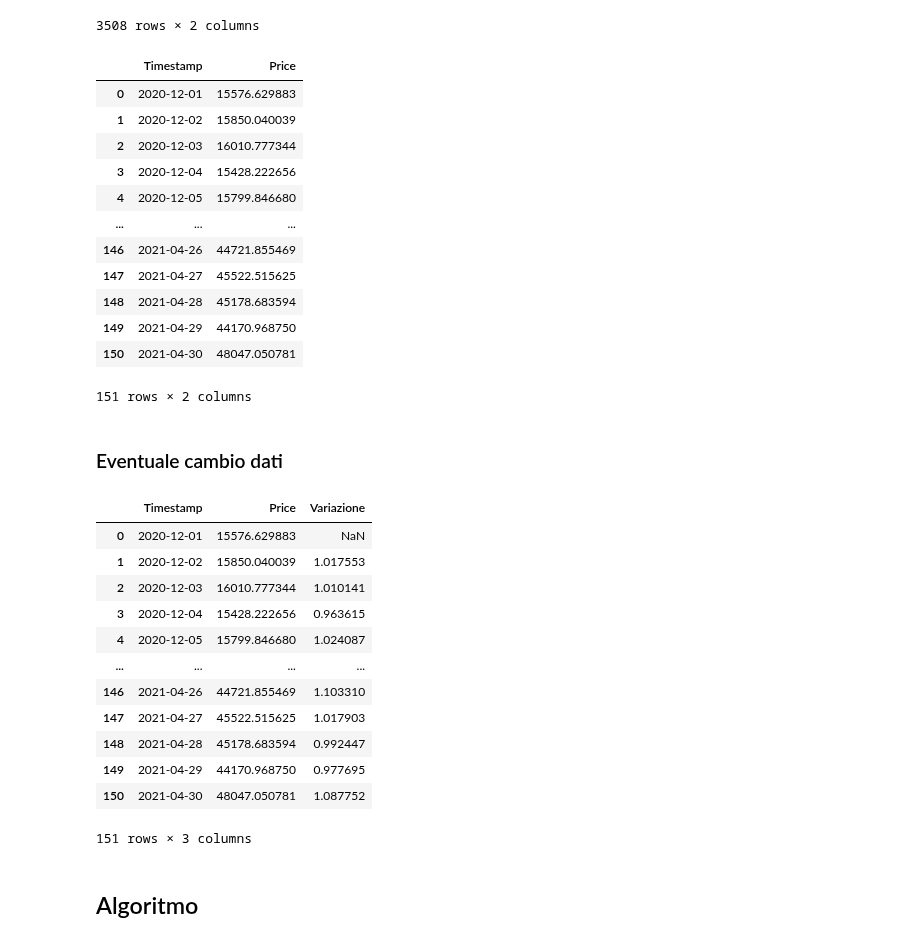
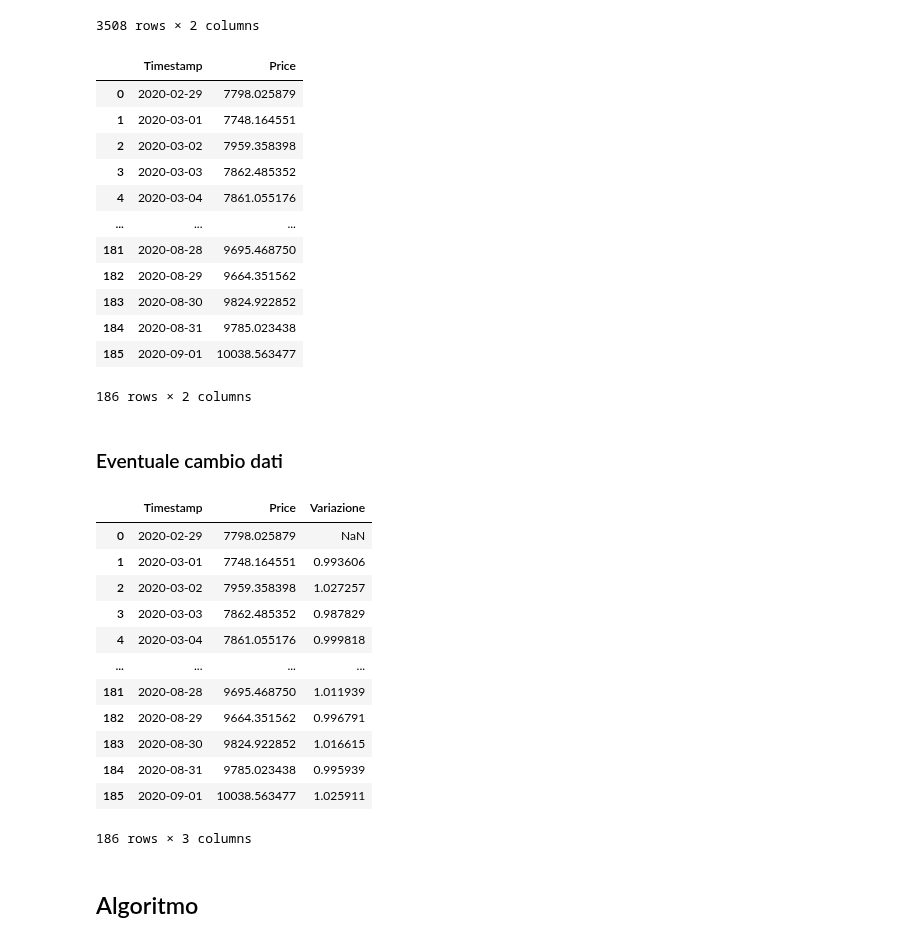
Before and after one commit to AleImbri/Crypto-strategies-simulations, a Jupyter notebook: Trading a % senza micro variazioni.ipynb, the cells around one changed output. Saved outputs shown, nothing was run; the diff lists cells and outputs as text; code cells hidden in the pictures.

```diff
--- a/Trading a % senza micro variazioni.ipynb
+++ b/Trading a % senza micro variazioni.ipynb
@@ -203,39 +205,39 @@ dati
 # dati
 # %%
 # Bull market
-data_inizio = '2020-12-01'
-data_fine = '2021-04-30'
+# data_inizio = '2020-12-01'
+# data_fine = '2021-04-30'
 
 # Mercato laterale
 # data_inizio = '2022-07-01'
 # data_fine = '2022-10-31'
 
 # Bear market
 # data_inizio = '2021-05-01'
 # data_fine = '2021-07-31'
 
 # Periodo personale
-# data_inizio = '2020-02-29'
-# data_fine = '2020-09-01'
+data_inizio = '2020-02-29'
+data_fine = '2020-09-01'
 
 indice_inizio = dati[dati['Timestamp'] == data_inizio].index[0]
 indice_fine = dati[dati['Timestamp'] == data_fine].index[0]
 dati = dati[indice_inizio:indice_fine + 1].reset_index(drop=True)
 dati
 # %% [output]
 |  | Timestamp | Price |
-| 0 | 2020-12-01 | 15576.629883 |
-| 1 | 2020-12-02 | 15850.040039 |
-| 2 | 2020-12-03 | 16010.777344 |
-| 3 | 2020-12-04 | 15428.222656 |
-| 4 | 2020-12-05 | 15799.846680 |
+| 0 | 2020-02-29 | 7798.025879 |
+| 1 | 2020-03-01 | 7748.164551 |
+| 2 | 2020-03-02 | 7959.358398 |
+| 3 | 2020-03-03 | 7862.485352 |
+| 4 | 2020-03-04 | 7861.055176 |
 | ... | ... | ... |
-| 146 | 2021-04-26 | 44721.855469 |
-| 147 | 2021-04-27 | 45522.515625 |
-| 148 | 2021-04-28 | 45178.683594 |
-| 149 | 2021-04-29 | 44170.968750 |
-| 150 | 2021-04-30 | 48047.050781 |
+| 181 | 2020-08-28 | 9695.468750 |
+| 182 | 2020-08-29 | 9664.351562 |
+| 183 | 2020-08-30 | 9824.922852 |
+| 184 | 2020-08-31 | 9785.023438 |
+| 185 | 2020-09-01 | 10038.563477 |
-151 rows × 2 columns
+186 rows × 2 columns
 # %%
 # data_inizio = '2023-06-01 00'
 # data_fine = '2023-12-01 00'
@@ -255,18 +257,18 @@ dati['Price'] = dati.index.map(calcola_prezzo)
 dati
 # %% [output]
 |  | Timestamp | Price | Variazione |
-| 0 | 2020-12-01 | 15576.629883 | NaN |
-| 1 | 2020-12-02 | 15850.040039 | 1.017553 |
-| 2 | 2020-12-03 | 16010.777344 | 1.010141 |
-| 3 | 2020-12-04 | 15428.222656 | 0.963615 |
-| 4 | 2020-12-05 | 15799.846680 | 1.024087 |
+| 0 | 2020-02-29 | 7798.025879 | NaN |
+| 1 | 2020-03-01 | 7748.164551 | 0.993606 |
+| 2 | 2020-03-02 | 7959.358398 | 1.027257 |
+| 3 | 2020-03-03 | 7862.485352 | 0.987829 |
+| 4 | 2020-03-04 | 7861.055176 | 0.999818 |
 | ... | ... | ... | ... |
-| 146 | 2021-04-26 | 44721.855469 | 1.103310 |
-| 147 | 2021-04-27 | 45522.515625 | 1.017903 |
-| 148 | 2021-04-28 | 45178.683594 | 0.992447 |
-| 149 | 2021-04-29 | 44170.968750 | 0.977695 |
-| 150 | 2021-04-30 | 48047.050781 | 1.087752 |
+| 181 | 2020-08-28 | 9695.468750 | 1.011939 |
+| 182 | 2020-08-29 | 9664.351562 | 0.996791 |
+| 183 | 2020-08-30 | 9824.922852 | 1.016615 |
+| 184 | 2020-08-31 | 9785.023438 | 0.995939 |
+| 185 | 2020-09-01 | 10038.563477 | 1.025911 |
-151 rows × 3 columns
+186 rows × 3 columns
 # %% [markdown]
 ## Algoritmo
 # %%
```
Also changed, not shown: parts of 5 cells of this notebook, 2 other files.
